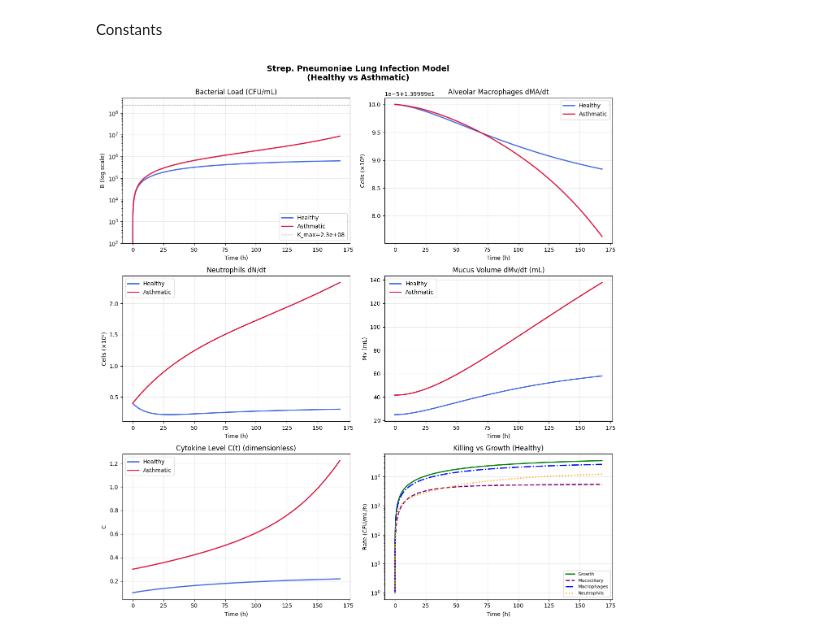
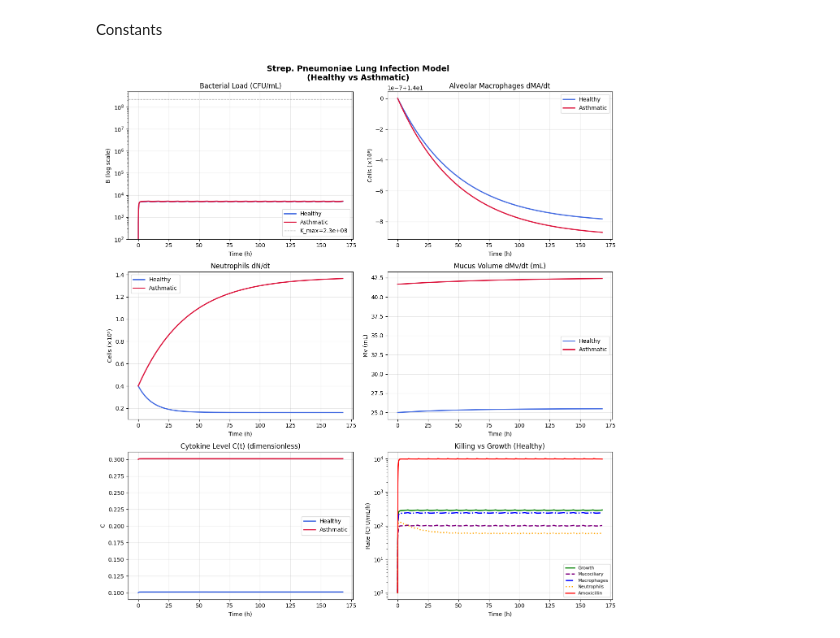
Before and after one commit to NMelbard/PBL1, a Jupyter notebook: ImmuneResponseLUNG.ipynb, the cells around one changed output. Saved outputs shown, nothing was run; the diff lists cells and outputs as text; code cells hidden in the pictures.

Commit message:
amoxicillin actually done in both compartments, also equations updated

```diff
--- a/ImmuneResponseLUNG.ipynb
+++ b/ImmuneResponseLUNG.ipynb
@@ -73,5 +99,4 @@ C_half     = 1.0
 # %%
-
 
 def cytokine(B, C0):
     return C0 + alpha_cyt * B / (B + B_half_cyt)
@@ -89,17 +114,15 @@ def odes(t, y, p):
     C = cytokine(B, C0)
 
     #Bacterial Growth over time
-    # dB/dt: Input - mucociliary - macrophage killing - neutrophil killing ---
+    # dB/dt: Input - mucociliary - macrophage killing - neutrophil killing - antibiotic killing
     growth     = c[0] * B * (1 - (B/c[1])) + c[2]
-
 
     # Mucociliary clearance: impaired when Mv > Mv_ref (excess mucus traps cilia)
     Mv_ref     = sigma_basal / gamma
     muco_clear = gamma * B * (Mv_ref / Mv)
     kill_MA    = K_MA * MA * B / (Km + B)   # K_MA·MA·BL/(Km+BL)
     kill_N     = K_N  * N  * B / (Km + B)   # K_N·N·BL/(Km+BL)
-    dBNdt = growth - muco_clear - kill_MA - kill_N - (c[3] * B)
-    #PLACEHOLDER FOR ANTIBIOTICS
+    dBNdt = growth - muco_clear - kill_MA - kill_N - (l_amx(t) * B)
 
     # dMA/dt: Recruitment to baseline - death - consumed by killing ---
     recruit_MA  = sigma_ma_p * (MA0 - MA)
@@ -194,11 +217,13 @@ Mv_h_safe = np.maximum(Mv_h, 1e-6)
 k_muco = gamma_h * B_h * (Mv_ref_h / Mv_h_safe)
 k_mac  = K_MA_h * MA_h * B_h / (Km + B_h)
 k_neut = K_N_h  * N_h  * B_h / (Km + B_h)
+k_abx  = np.array([l_amx(t) for t in sol_h.t]) * B_h
 g_h    = r_growth * B_h * (1 - B_h / K_max)
 ax.plot(sol_h.t, np.maximum(g_h,    1), color='green',  lw=2, ls='-',  label='Growth')
 ax.plot(sol_h.t, np.maximum(k_muco, 1), color='purple', lw=2, ls='--', label='Mucociliary')
 ax.plot(sol_h.t, np.maximum(k_mac,  1), color='blue',   lw=2, ls='-.', label='Macrophages')
 ax.plot(sol_h.t, np.maximum(k_neut, 1), color='orange', lw=2, ls=':',  label='Neutrophils')
+ax.plot(sol_h.t, np.maximum(k_abx,  1), color='red',    lw=2, ls='-',  label='Amoxicillin')
 ax.set_yscale('log')
 ax.set_title('Killing vs Growth (Healthy)')
 ax.set_ylabel('Rate (CFU/mL/h)'); ax.set_xlabel('Time (h)')
@@ -283,8 +308,33 @@ C0_h = 0.1;  C0_a = 0.3   # basal cytokine (higher in asthma = chronic inflammat
 alpha_cyt  = 2.0
 B_half_cyt = 1e7
 C_half     = 1.0
+
+# --- Amoxicillin PK (mirrored from PBL_1_amoxicillin.ipynb) ---
+_F = 0.85; _alpha_pk = 1.02; _w_pk = 0.66; _beta_pk = 0.92; _gamma_pk = 1.99
+_Vg = 0.44; _Vb = 17.23; _Vl_pk = 2.53  # L
+
+def _f_pk(t, y):
+    ag, ab, al = y
+    dose = 500 if int(t) % 8 == 0 else 0  # 500 mg oral every 8 h
+    return [
+        dose/_Vg - _alpha_pk*ag,
+        _F*_alpha_pk*ag*(_Vg/_Vb) - _w_pk*ab - _beta_pk*ab + _gamma_pk*al*(_Vl_pk/_Vb),
+        _beta_pk*ab*(_Vb/_Vl_pk) - _gamma_pk*al
+    ]
+
+_pk = solve_ivp(_f_pk, [0, 168], [0, 0, 0],
+                t_eval=np.linspace(0, 168, 5000), method='RK45', rtol=1e-8, atol=1e-11)
+
+# --- Amoxicillin PD: Hill/Emax model ---
+# l(t) = k_max_amx * C_lung(t) / (EC50_amx + C_lung(t))
+k_max_amx = 2.0   # h^-1  max kill rate vs. S. pneumoniae (PLACEHOLDER)
+EC50_amx  = 0.25  # mg/L  half-max effective lung concentration (PLACEHOLDER)
+
+def l_amx(t):
+    """Time-varying amoxicillin kill rate (h^-1) via Hill/Emax PD model."""
+    C = max(float(np.interp(t, _pk.t, _pk.y[2])), 0.0)
+    return k_max_amx * C / (EC50_amx + C)
 # %%
-
 
 def cytokine(B, C0):
     return C0 + alpha_cyt * B / (B + B_half_cyt)
@@ -302,17 +352,15 @@ def odes(t, y, p):
     C = cytokine(B, C0)
 
     #Bacterial Growth over time
-    # dB/dt: Input - mucociliary - macrophage killing - neutrophil killing ---
+    # dB/dt: Input - mucociliary - macrophage killing - neutrophil killing - antibiotic killing
     growth     = c[0] * B * (1 - (B/c[1])) + c[2]
-
 
     # Mucociliary clearance: impaired when Mv > Mv_ref (excess mucus traps cilia)
     Mv_ref     = sigma_basal / gamma
     muco_clear = gamma * B * (Mv_ref / Mv)
     kill_MA    = K_MA * MA * B / (Km + B)   # K_MA·MA·BL/(Km+BL)
     kill_N     = K_N  * N  * B / (Km + B)   # K_N·N·BL/(Km+BL)
-    dBdt = growth - muco_clear - kill_MA - kill_N - (c[3] * B)
-    #PLACEHOLDER FOR ANTIBIOTICS
+    dBdt = growth - muco_clear - kill_MA - kill_N - (l_amx(t) * B)
 
     # dMA/dt: Recruitment to baseline - death - consumed by killing ---
     recruit_MA  = sigma_ma_p * (MA0 - MA)
@@ -393,31 +441,33 @@ ax.legend(); ax.grid(True, alpha=0.3)
 
 # Cytokine
 ax = axes[2, 0]
 ax.plot(sol_h.t, C_h_ts, **kw_h)
 ax.plot(sol_a.t, C_a_ts, **kw_a)
 ax.set_title('Cytokine Level C(t) (dimensionless)')
 ax.set_ylabel('C'); ax.set_xlabel('Time (h)')
 ax.legend(); ax.grid(True, alpha=0.3)
 
 # Killing vs Growth breakdown (healthy)
 ax = axes[2, 1]
 B_h = sol_h.y[0]; MA_h = sol_h.y[1]; N_h = sol_h.y[2]; Mv_h = sol_h.y[3]
 Mv_ref_h  = sigma_basal / gamma_h
 Mv_h_safe = np.maximum(Mv_h, 1e-6)
 k_muco = gamma_h * B_h * (Mv_ref_h / Mv_h_safe)
 k_mac  = K_MA_h * MA_h * B_h / (Km + B_h)
 k_neut = K_N_h  * N_h  * B_h / (Km + B_h)
+k_abx  = np.array([l_amx(t) for t in sol_h.t]) * B_h
 g_h    = r_growth * B_h * (1 - B_h / K_max)
 ax.plot(sol_h.t, np.maximum(g_h,    1), color='green',  lw=2, ls='-',  label='Growth')
 ax.plot(sol_h.t, np.maximum(k_muco, 1), color='purple', lw=2, ls='--', label='Mucociliary')
 ax.plot(sol_h.t, np.maximum(k_mac,  1), color='blue',   lw=2, ls='-.', label='Macrophages')
 ax.plot(sol_h.t, np.maximum(k_neut, 1), color='orange', lw=2, ls=':',  label='Neutrophils')
+ax.plot(sol_h.t, np.maximum(k_abx,  1), color='red',    lw=2, ls='-',  label='Amoxicillin')
 ax.set_yscale('log')
 ax.set_title('Killing vs Growth (Healthy)')
 ax.set_ylabel('Rate (CFU/mL/h)'); ax.set_xlabel('Time (h)')
 ax.legend(fontsize=8); ax.grid(True, alpha=0.3)
 
 plt.tight_layout()
 plt.show()
 # %% [output]
-[figure, old version]
+[figure, new version]
```
Also changed, not shown: parts of 2 cells of this notebook, 1 other file.
